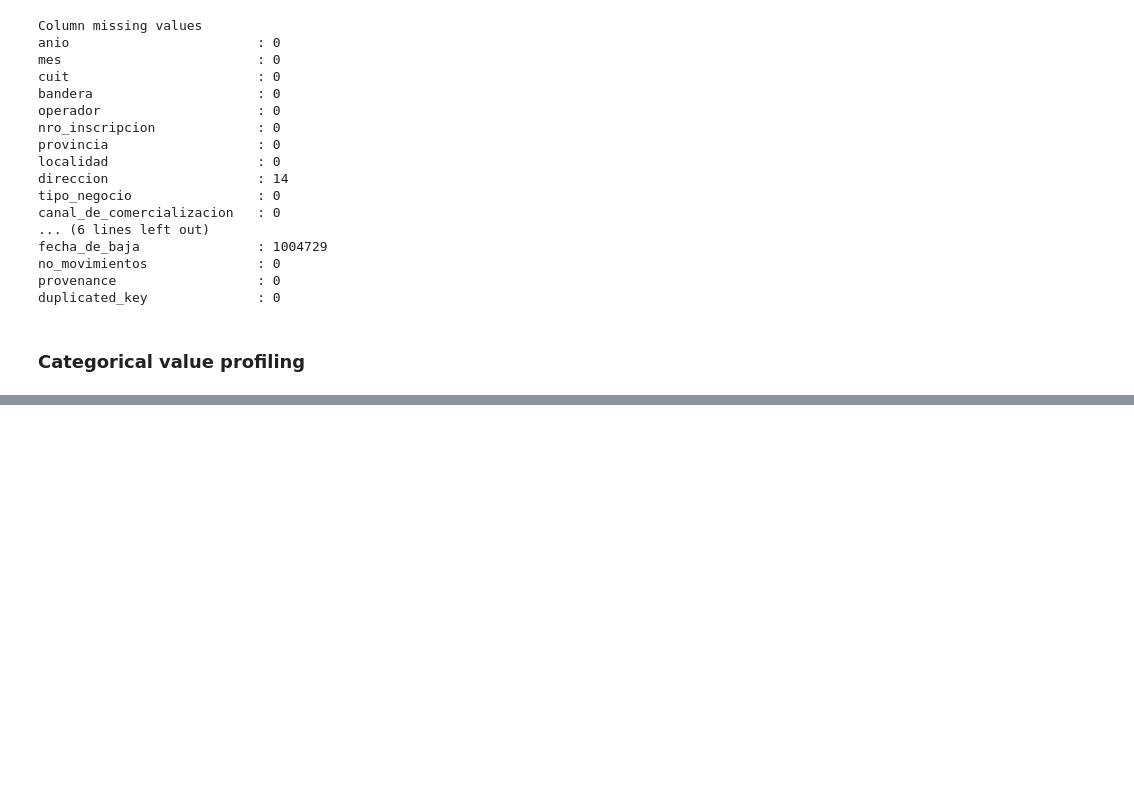
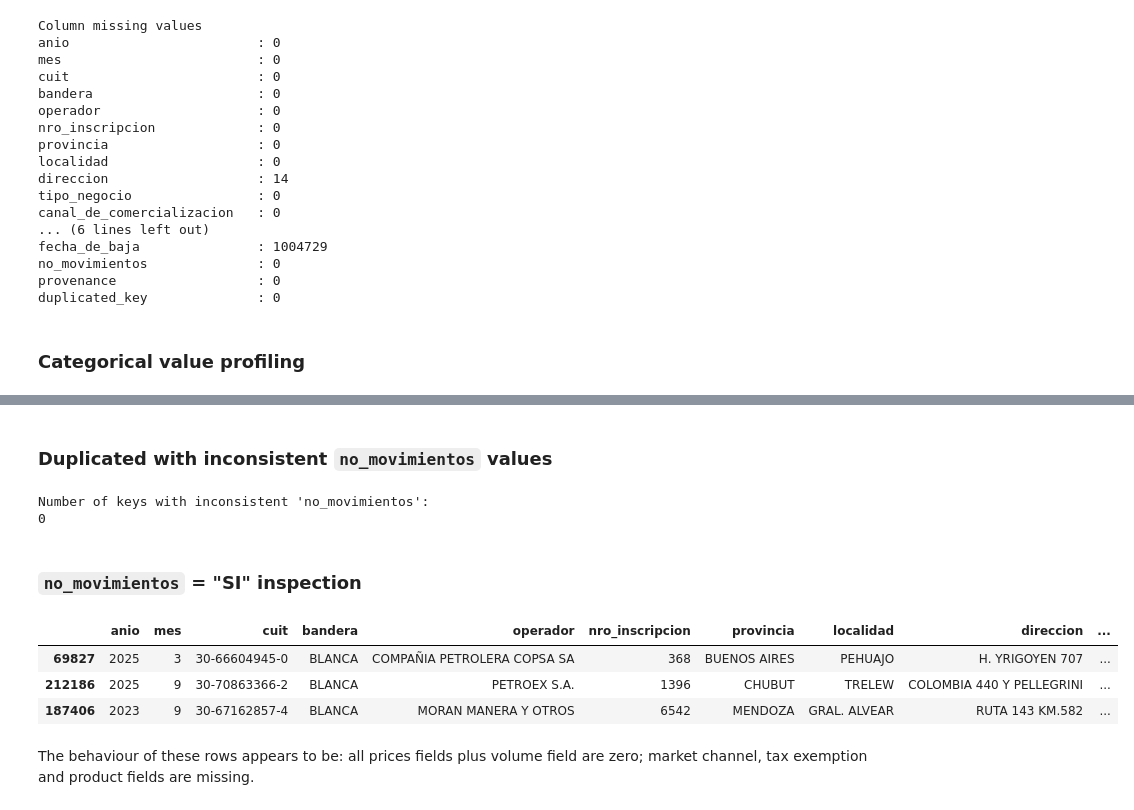
Before and after one commit to valentinarias-dtsc/argentina-fuel-market-analytics, a Jupyter notebook: data_audit.ipynb, the cells around one changed output, grey strips where cells are left out. Saved outputs shown, nothing was run; the diff lists cells and outputs as text; code cells hidden in the pictures; blank space fills up the shorter version.

Commit message:
Update data audit with  new inspections.

```diff
--- a/data_audit.ipynb
+++ b/data_audit.ipynb
@@ -197,0 +264,13 @@ Duplicated count: 15
+# %%
+cand_key = ['anio', 'mes', 'nro_inscripcion', 'producto', 'canal_de_comercializacion', 'exentos']
+
+print("Number of duplicates by incremental composite key.")
+print(f"Key: {cand_key[:2]}\n" + "==="*15)
+for i in range(len(cand_key)):
+    if i < 2: continue
+    n = 0
+    for df in prices_dict.values():
+        n += df.duplicated(subset=cand_key[:i+1]).sum()
+    print(f"+ {cand_key[2:i+1]}")
+    print(f"Duplicates: {n}\n" + "==="*15)
+print(f"Full row duplicates: {duplicates}")
@@ -265,10 +361,16 @@ no_movimientos
 NO    1535
 SI      12
 Name: count, dtype: int64
-# %%
-union['provenance'] = union['_merge'].map({"left_only": "prices_2024", "right_only": "prices_2025", "both": "both_2024_2025"})
 # %% [markdown]
 ### Record provenance traceability
+# %%
+union['provenance'] = union['_merge'].map(
+    {
+    "left_only": "prices_2024",
+    "right_only": "prices_2025",
+    "both": "both_2024_2025"
+    }
+)
 # %%
 for year, df in prices_dict.items():
     df['provenance'] = f"prices_{year}"
@@ -414,0 +601,26 @@ tipo_negocio        12|    12 diff=0
+# %% [markdown]
+### Duplicated with inconsistent `no_movimientos` values
+# %%
+duplicated = prices[prices['duplicated_key']]
+inconsistent_no_mov = duplicated.groupby(cand_key)['no_movimientos'].nunique()
+inconsistent_no_mov = inconsistent_no_mov[inconsistent_no_mov > 1]
+
+print("Number of keys with inconsistent 'no_movimientos':")
+print(len(inconsistent_no_mov))
+# %% [output]
+Number of keys with inconsistent 'no_movimientos':
+0
+# %% [markdown]
+### `no_movimientos` = "SI" inspection
+# %%
+pd.set_option("display.max_columns", None)
+# %%
+no_mov = prices[prices['no_movimientos'] == "SI"].copy()
+no_mov.sample(3)
+# %% [output]
+|  | anio | mes | cuit | bandera | operador | nro_inscripcion | provincia | localidad | direccion | ... |
+| 69827 | 2025 | 3 | 30-66604945-0 | BLANCA | COMPAÑIA PETROLERA COPSA SA | 368 | BUENOS AIRES | PEHUAJO | H. YRIGOYEN 707 | ... |
+| 212186 | 2025 | 9 | 30-70863366-2 | BLANCA | PETROEX S.A. | 1396 | CHUBUT | TRELEW | COLOMBIA 440 Y PELLEGRINI | ... |
+| 187406 | 2023 | 9 | 30-67162857-4 | BLANCA | MORAN MANERA Y OTROS | 6542 | MENDOZA | GRAL. ALVEAR | RUTA 143 KM.582 | ... |
+# %% [markdown]
+The behaviour of these rows appears to be: all prices fields plus volume field are zero; market channel, tax exemption and product fields are missing.
```
Also changed, not shown: parts of 35 cells of this notebook.
